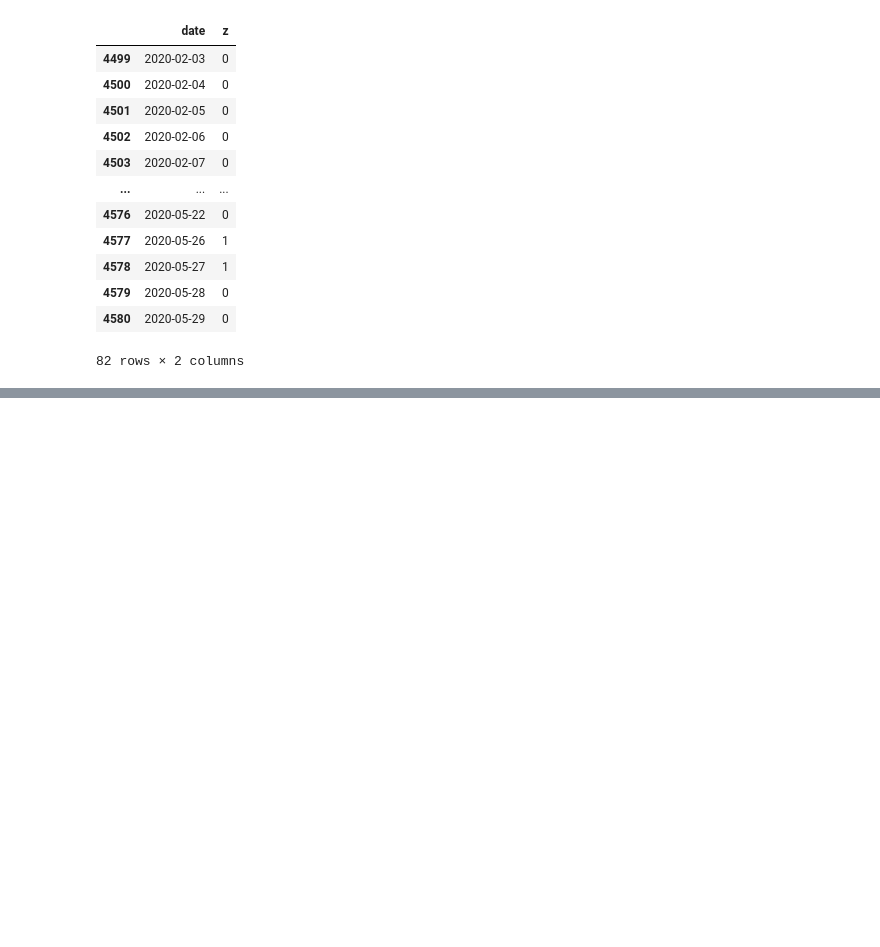
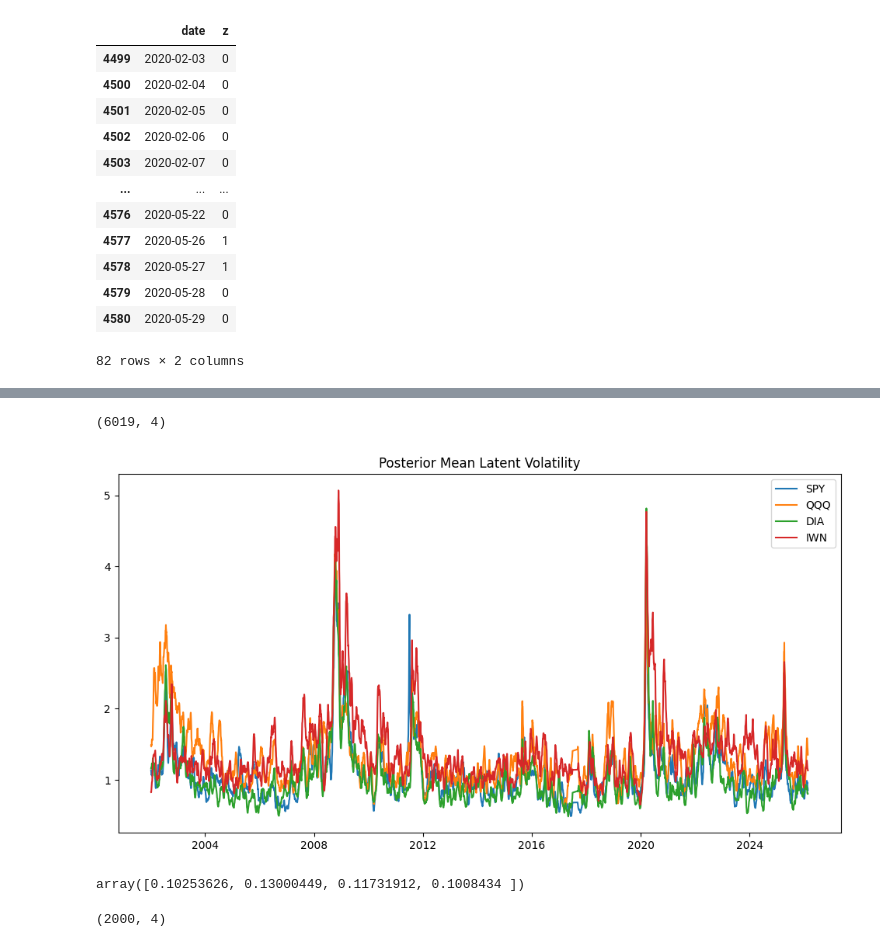
Before and after one commit to JonathanMa03/pmlproject-MaZhuTao-SP26, a Jupyter notebook: models_notebook.ipynb, the cells around one changed output, grey strips where cells are left out. Cells and saved outputs as stored; diff of their text form; code cells hidden in the pictures; blank space fills up the shorter version.

Commit message:
added SVVAR

```diff
--- a/test_notebook.ipynb
+++ b/models_notebook.ipynb
@@ -384,0 +433,16 @@ regime_df[(regime_df["date"] > "2020-02-01") & (regime_df["date"] < "2020-06-01"
+# %%
+from src.data.build_dataset import build_market_dataset
+from src.models.sv_var import SVVAR
+
+df = build_market_dataset()
+
+sv_model = SVVAR(
+    p=2,
+    intercept=True,
+    phi=0.98,
+    sigma_h=0.15,
+    seed=123,
+)
+
+sv_result = sv_model.fit(df, n_iter=800, burn=300)
+sv_model.summary()
@@ -384,0 +460,36 @@ regime_df[(regime_df["date"] > "2020-02-01") & (regime_df["date"] < "2020-06-01"
+# %%
+# post mean log vol
+h_mean = sv_model.posterior_mean_h()
+h_mean.shape
+# %% [output]
+(6019, 4)
+# %%
+# latent volatility over time
+import matplotlib.pyplot as plt
+import numpy as np
+
+dates = sv_result.design.dates
+
+plt.figure(figsize=(12, 6))
+for j, name in enumerate(["SPY", "QQQ", "DIA", "IWN"]):
+    plt.plot(dates, np.exp(h_mean[:, j] / 2), label=name)
+
+plt.title("Posterior Mean Latent Volatility")
+plt.legend()
+plt.show()
+# %% [output]
+[figure, added]
+# %%
+# one step pred mean
+Y = df.drop(columns="date").to_numpy()
+last_obs = Y[-2:, :]
+
+sv_model.forecast_one_step_mean(last_obs)
+# %% [output]
+array([0.10253626, 0.13000449, 0.11731912, 0.1008434 ])
+# %%
+# PPD draws
+sv_sims = sv_model.simulate_one_step(last_obs, n_sim=2000)
+sv_sims.shape
+# %% [output]
+(2000, 4)
```
Also changed, not shown: parts of 6 cells of this notebook, 1 other file.
